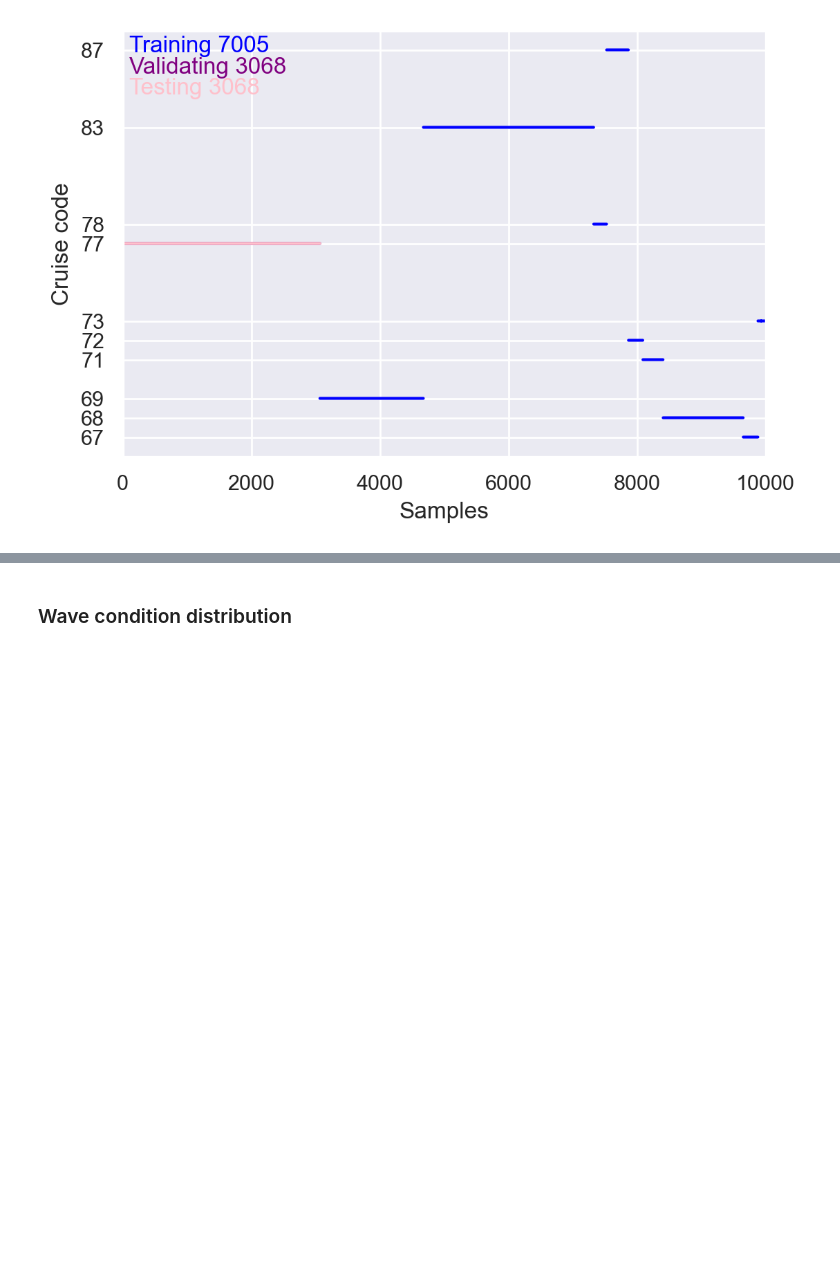
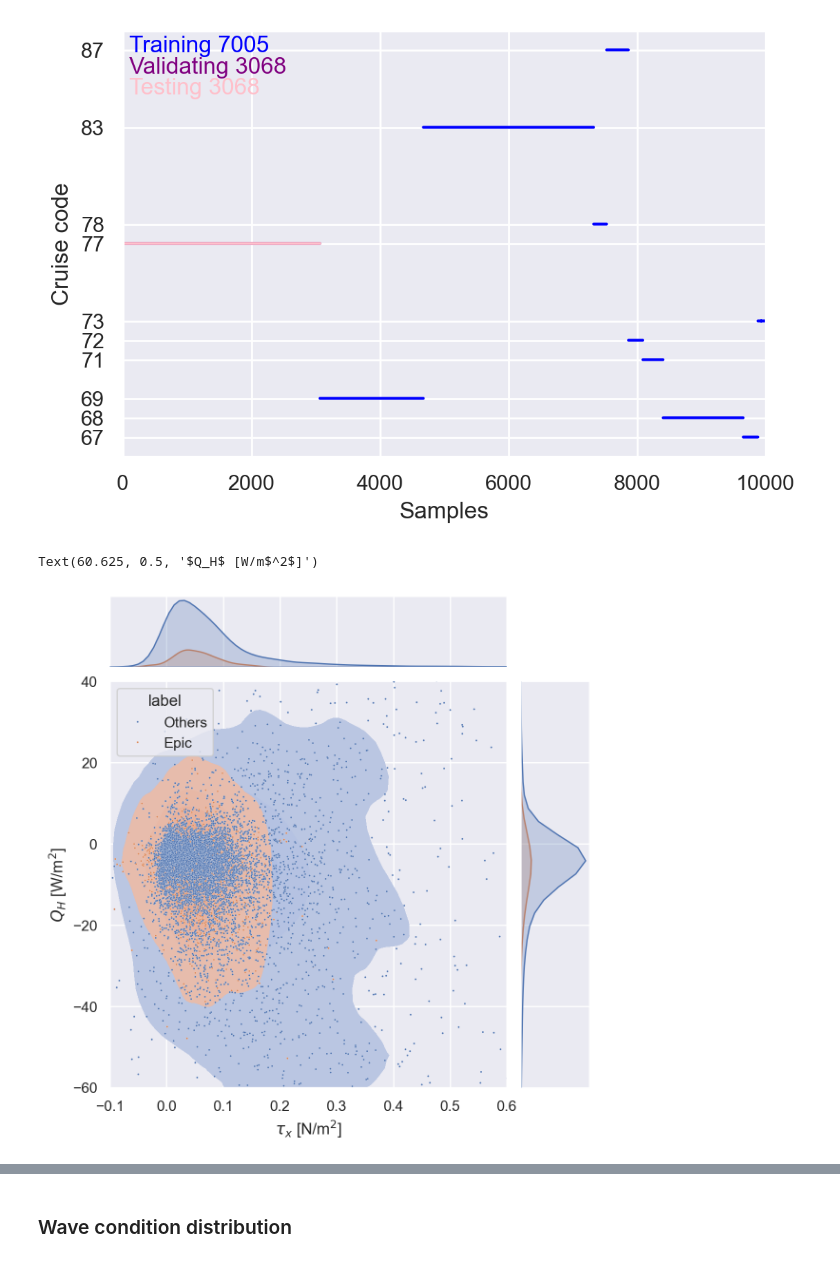
Before and after one commit to jiarong-wu/mlflux, a Jupyter notebook: notebooks/processing/data_test.ipynb, the cells around one changed output, grey strips where cells are left out. Drawn from its saved outputs; the diff is of its cells as text; code cells hidden in the pictures; blank space fills up the shorter version.

Commit message:
Metrics of trained model. Some tests of waves.

```diff
--- a/notebooks/processing/data_test.ipynb
+++ b/notebooks/processing/data_test.ipynb
@@ -135,3 +135,25 @@ Training samples: 7005
 Validating samples: 3068
 Testing samples: 3068
 [figure]
+# %%
+import seaborn as sns
+
+ds = xr.load_dataset('../../data/Processed/psd_wave.nc')
+# ds['label'] = xr.where(ds.pcode == 83, 'Metz', 'Others')
+ds['label'] = xr.where(ds.pcode == 69, 'Epic', 'Others')
+# pal = dict(Epic="pink", Others="gray")
+
+sns.set_theme(rc={"figure.figsize":(6, 8), "figure.dpi": 200})
+
+# Custom the inside plot: options are: “scatter” | “reg” | “resid” | “kde” | “hex”
+
+g = sns.jointplot(data=ds, x='taucx', y='hsc', kind='kde', xlim=[-0.1,0.6], ylim=[-60,40], hue='label', fill=True)
+g.plot_joint(sns.scatterplot, marker='o', s=2)
+
+# Set labels and title
+ax = plt.gca()
+ax.set_xlabel(r'$\tau_x$ [N/m$^2$]')
+ax.set_ylabel('$Q_H$ [W/m$^2$]')
+# %% [output]
+Text(60.625, 0.5, '$Q_H$ [W/m$^2$]')
+[figure, added]
```
Also changed, not shown: parts of 8 cells of this notebook, 8 other files.
